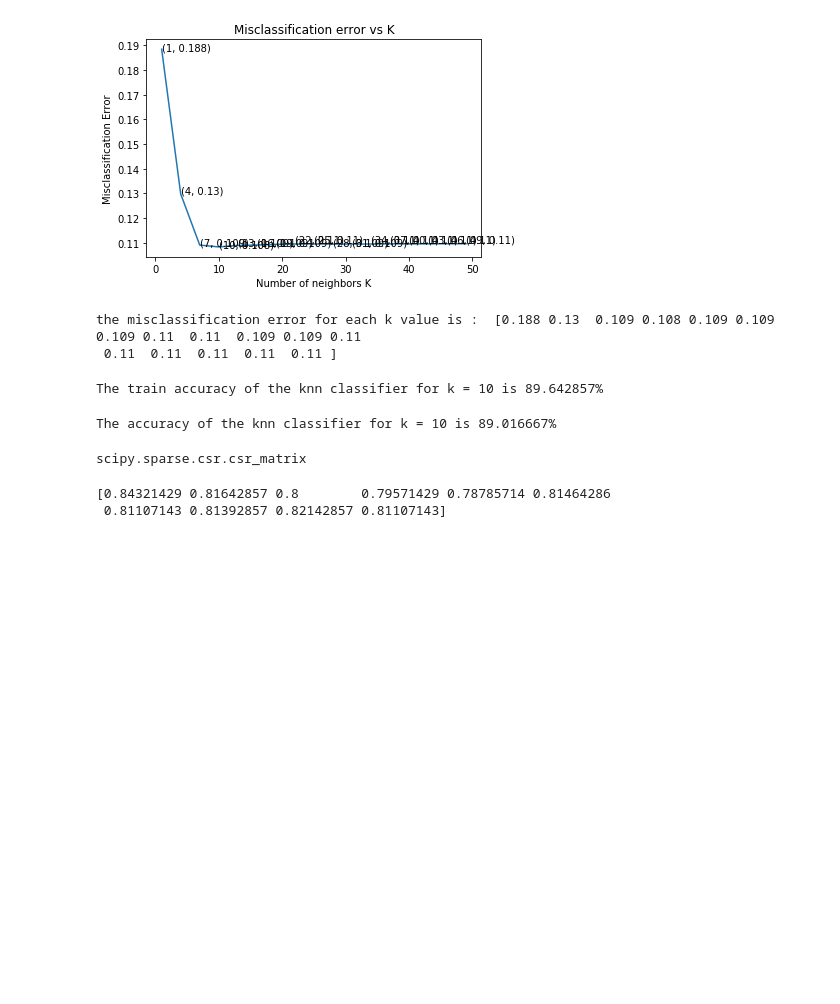
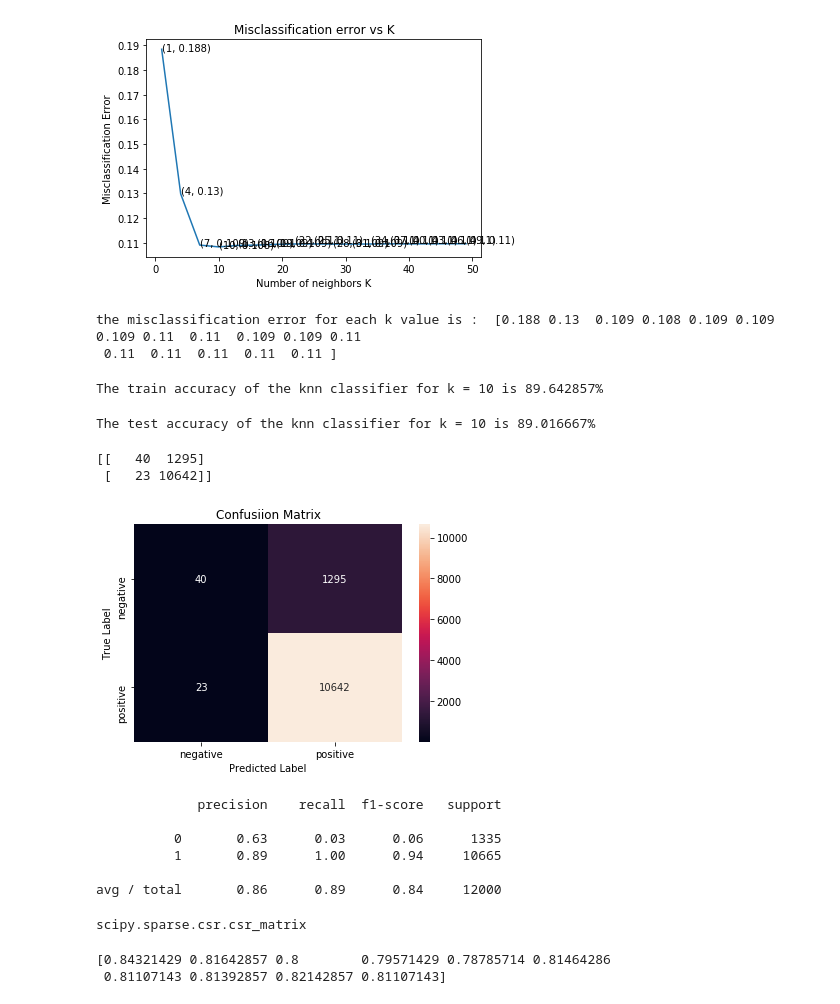
Before and after one commit to mehrayogesh208/Amazon-Fine-Food, a Jupyter notebook: Knn.ipynb, the cells around one changed output. Saved outputs shown, nothing was run; the diff lists cells and outputs as text; code cells hidden in the pictures; blank space fills up the shorter version.

```diff
--- a/Knn.ipynb
+++ b/Knn.ipynb
@@ -117,9 +117,37 @@ The train accuracy of the knn classifier for k = 10 is 89.642857%
 # %%
 #evaluate accuracy on test data
 acc_bow = accuracy_score(test_df["Score"], pred) * 100
-print('\nThe accuracy of the knn classifier for k = %d is %f%%' % (optimal_k, acc_bow))
+print('\nThe test accuracy of the knn classifier for k = %d is %f%%' % (optimal_k, acc_bow))
 # %% [output]
-The accuracy of the knn classifier for k = 10 is 89.016667%
+The test accuracy of the knn classifier for k = 10 is 89.016667%
+# %%
+from sklearn.metrics import confusion_matrix
+c_matrix = confusion_matrix(test_df["Score"], pred)
+print(c_matrix)
+# %% [output]
+[[   40  1295]
+ [   23 10642]]
+# %%
+import seaborn as sns
+class_label = ["negative", "positive"]
+df_cm = pd.DataFrame(c_matrix, index = class_label, columns = class_label)
+sns.heatmap(df_cm, annot = True, fmt = "d")
+plt.title("Confusiion Matrix")
+plt.xlabel("Predicted Label")
+plt.ylabel("True Label")
+plt.show()
+# %% [output]
+[figure, added]
+# %%
+from sklearn.metrics import classification_report
+print(classification_report(test_df["Score"], pred))
+# %% [output]
+             precision    recall  f1-score   support
+
+          0       0.63      0.03      0.06      1335
+          1       0.89      1.00      0.94     10665
+
+avg / total       0.86      0.89      0.84     12000
 # %%
 type(trainbow)
 # %% [output]
```
